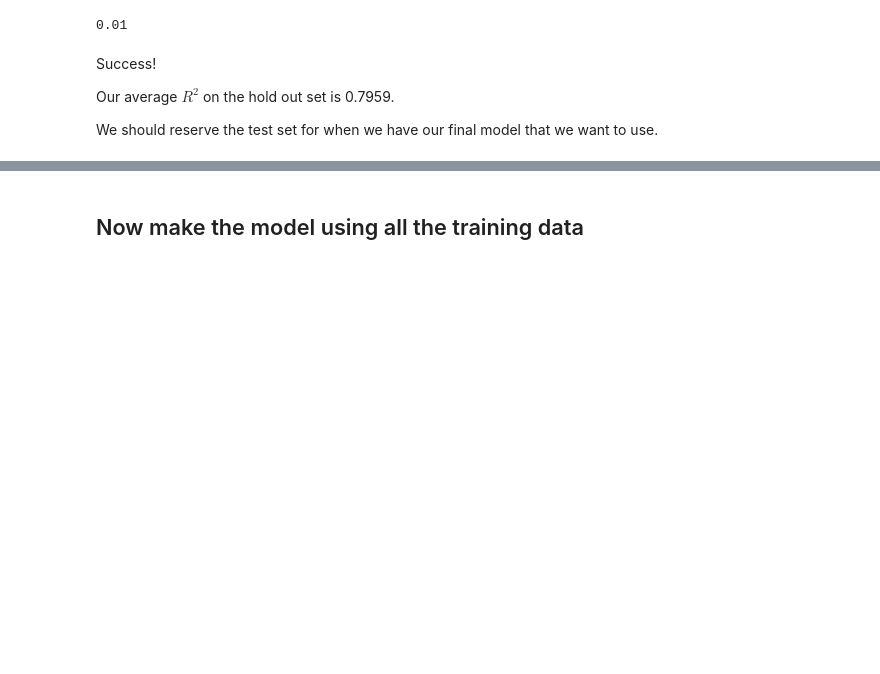
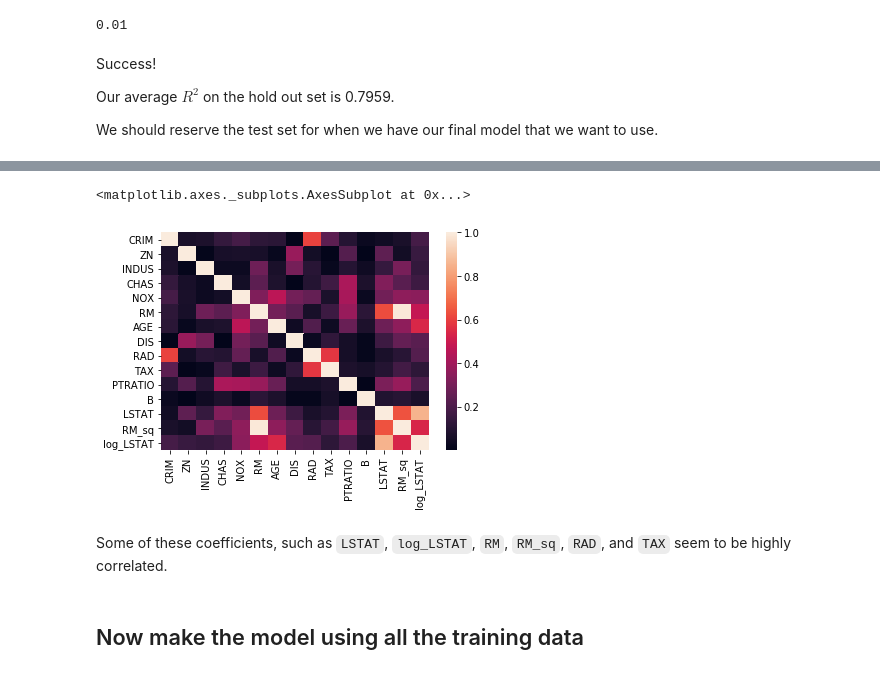
Before and after one commit to kiwidamien/github_training, a Jupyter notebook: Linear_regression_on_housing.ipynb, the cells around one changed output, grey strips where cells are left out. Drawn from its saved outputs; the diff is of its cells as text; code cells hidden in the pictures; blank space fills up the shorter version.

```diff
--- a/Linear_regression_on_housing.ipynb
+++ b/Linear_regression_on_housing.ipynb
@@ -97,3 +127,12 @@ We should reserve the test set for when we have our final model that we want to
+# %%
+import seaborn as sns
+
+sns.heatmap(abs(pd.DataFrame(coefficients, columns=features.columns).corr()))
+# %% [output]
+<matplotlib.axes._subplots.AxesSubplot at 0x...>
+[figure, added]
+# %% [markdown]
+Some of these coefficients, such as `LSTAT`, `log_LSTAT`, `RM`, `RM_sq`, `RAD`, and `TAX` seem to be highly correlated.
 # %% [markdown]
 ## Now make the model using all the training data
 # %%
```
Also changed, not shown: parts of 7 cells of this notebook.
